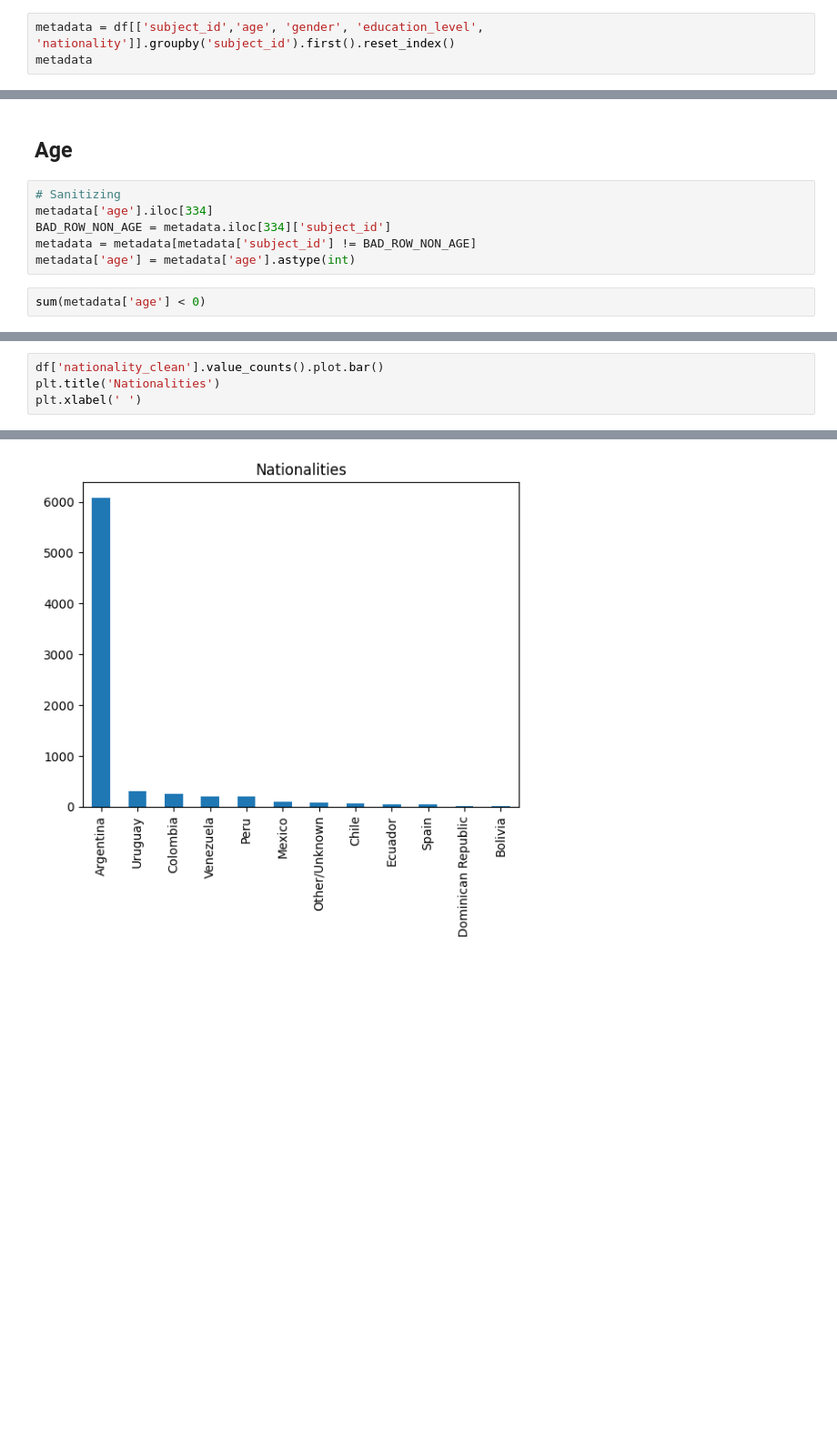
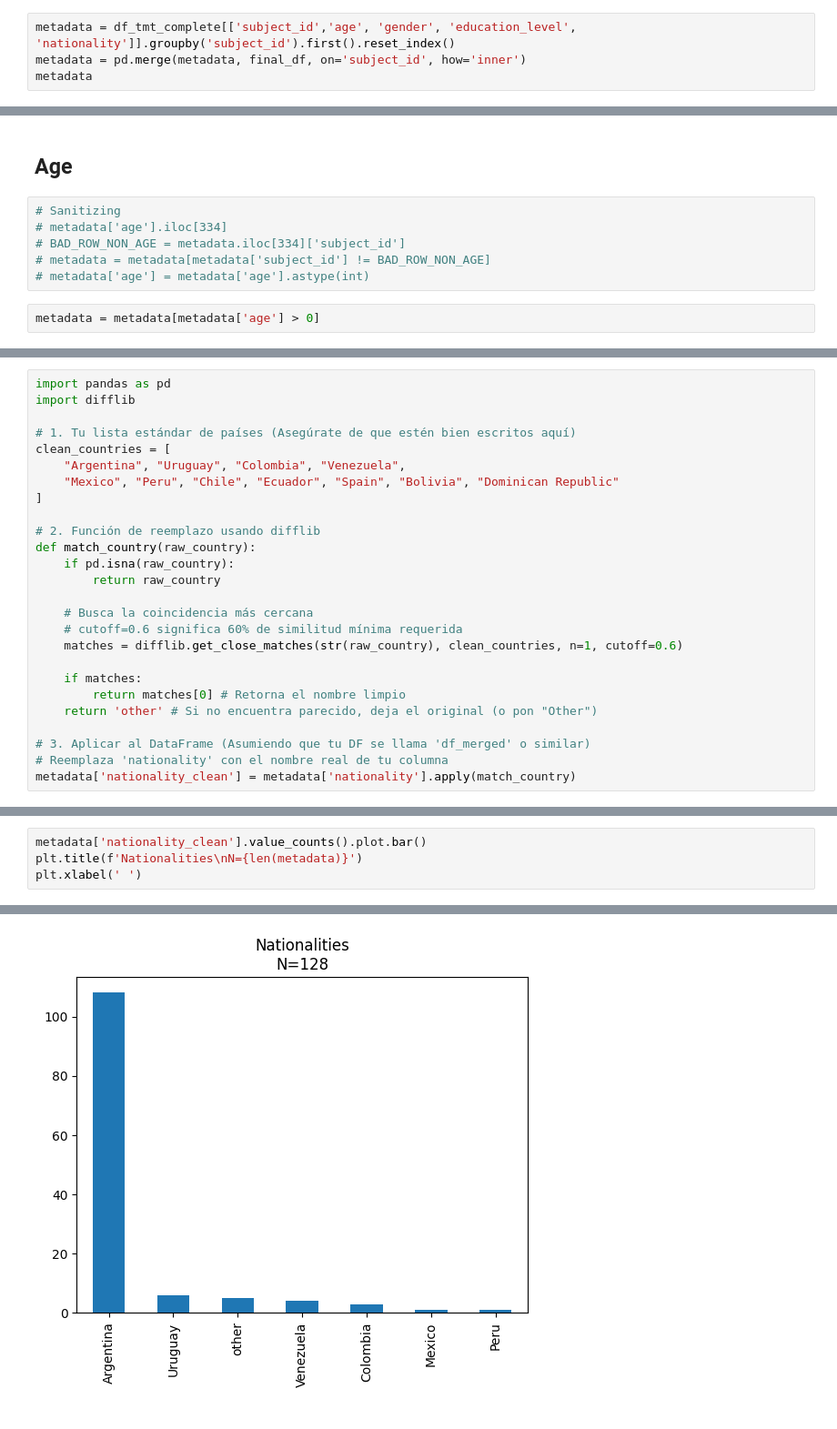
Before and after one commit to gianluca-capelo/datapruebas_analysis, a Jupyter notebook: notebooks/metadata_eda.ipynb, the cells around one changed output, grey strips where cells are left out. Shown at 91% size. Cells and saved outputs as stored; diff of their text form; blank space fills up the shorter version.

```diff
--- a/notebooks/metadata_eda.ipynb
+++ b/notebooks/metadata_eda.ipynb
@@ -24,4 +141,5 @@ Skipping line 88: expected 111 fields, saw 140
 # %%
-metadata = df[['subject_id','age', 'gender', 'education_level', 'nationality']].groupby('subject_id').first().reset_index()
+metadata = df_tmt_complete[['subject_id','age', 'gender', 'education_level', 'nationality']].groupby('subject_id').first().reset_index()
+metadata = pd.merge(metadata, final_df, on='subject_id', how='inner')
 metadata
 # %% [output]
@@ -100,9 +210,9 @@ Name: count, dtype: int64
 ## Age
 # %%
 # Sanitizing
-metadata['age'].iloc[334]
-BAD_ROW_NON_AGE = metadata.iloc[334]['subject_id']
-metadata = metadata[metadata['subject_id'] != BAD_ROW_NON_AGE]
-metadata['age'] = metadata['age'].astype(int)
+# metadata['age'].iloc[334]
+# BAD_ROW_NON_AGE = metadata.iloc[334]['subject_id']
+# metadata = metadata[metadata['subject_id'] != BAD_ROW_NON_AGE]
+# metadata['age'] = metadata['age'].astype(int)
 # %%
-sum(metadata['age'] < 0)
+metadata = metadata[metadata['age'] > 0]
@@ -247,0 +316,26 @@ franco argentino -> Argentina
+# %%
+import pandas as pd
+import difflib
+
+# 1. Tu lista estándar de países (Asegúrate de que estén bien escritos aquí)
+clean_countries = [
+    "Argentina", "Uruguay", "Colombia", "Venezuela",
+    "Mexico", "Peru", "Chile", "Ecuador", "Spain", "Bolivia", "Dominican Republic"
+]
+
+# 2. Función de reemplazo usando difflib
+def match_country(raw_country):
+    if pd.isna(raw_country):
+        return raw_country
+
+    # Busca la coincidencia más cercana
+    # cutoff=0.6 significa 60% de similitud mínima requerida
+    matches = difflib.get_close_matches(str(raw_country), clean_countries, n=1, cutoff=0.6)
+
+    if matches:
+        return matches[0] # Retorna el nombre limpio
+    return 'other' # Si no encuentra parecido, deja el original (o pon "Other")
+
+# 3. Aplicar al DataFrame (Asumiendo que tu DF se llama 'df_merged' o similar)
+# Reemplaza 'nationality' con el nombre real de tu columna
+metadata['nationality_clean'] = metadata['nationality'].apply(match_country)
@@ -248,8 +344,8 @@ franco argentino -> Argentina
 # %%
-df['nationality_clean'].value_counts().plot.bar()
-plt.title('Nationalities')
+metadata['nationality_clean'].value_counts().plot.bar()
+plt.title(f'Nationalities\nN={len(metadata)}')
 plt.xlabel(' ')
 # %% [output]
 Text(0.5, 0, ' ')
-[figure, old version]
+[figure, new version]
 # %%
```
Also changed, not shown: parts of 30 cells of this notebook, 2 other files.
